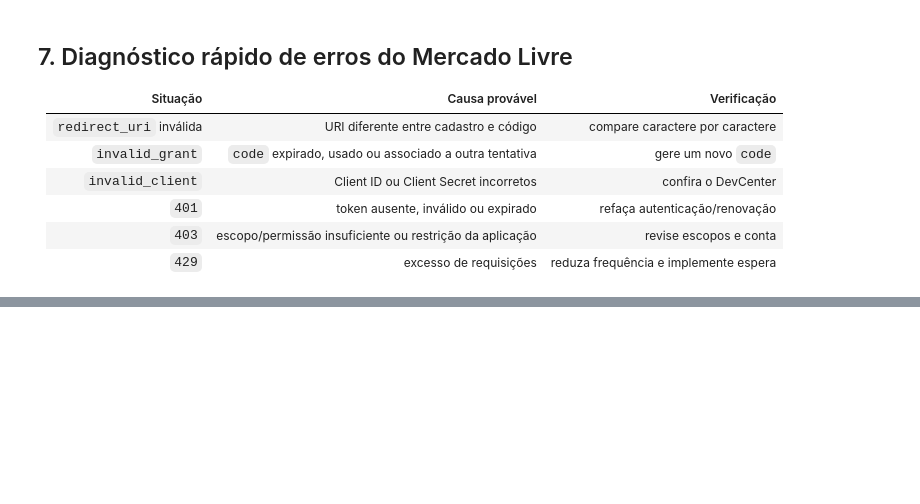
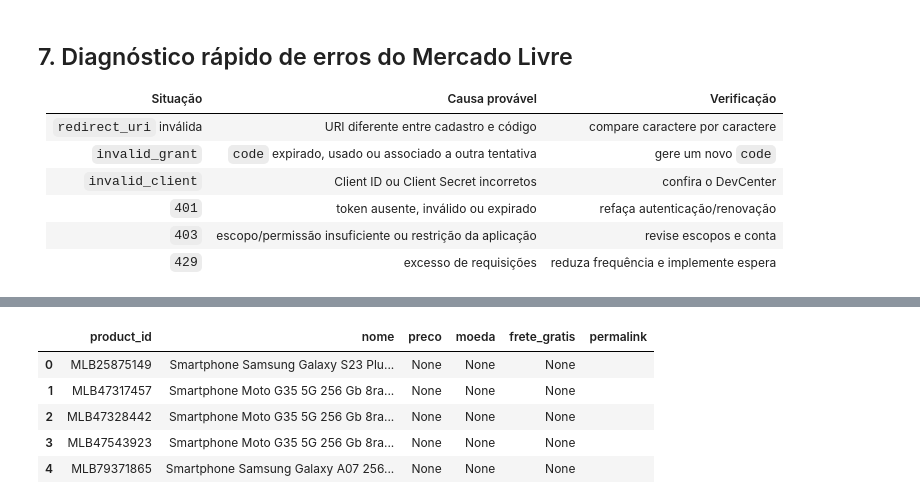
Before and after one commit to VannaGilio/LABD, a Jupyter notebook: AULA 5 29-09/5_Consumo_de_API_parte2.ipynb, the cells around one changed output, grey strips where cells are left out. Saved outputs shown, nothing was run; the diff lists cells and outputs as text; code cells hidden in the pictures; blank space fills up the shorter version.

```diff
--- a/AULA 5 29-09/5_Consumo_de_API_parte2.ipynb
+++ b/AULA 5 29-09/5_Consumo_de_API_parte2.ipynb
@@ -936,0 +869,17 @@ Explique quais limitações impedem interpretar o resultado como uma amostra est
+# %%
+product_ids = df_smartphone_256["id"].head(5)
+
+print("Product IDs selecionados:")
+print(product_ids)
+
+detalhes_produtos = []
+
+for product_id in product_ids:
+    resposta = requisicao_get(
+        f"https://api.mercadolibre.com/products/{product_id}",
+        headers=headers_ml
+    )
+
+    detalhes_produtos.append(resposta.json())
+
+print("Produtos detalhados:", len(detalhes_produtos))
@@ -936,0 +900,24 @@ Explique quais limitações impedem interpretar o resultado como uma amostra est
+# %%
+linhas_detalhes = []
+
+for produto in detalhes_produtos:
+    vencedor = produto.get("buy_box_winner") or {}
+
+    linhas_detalhes.append({
+        "product_id": produto.get("id"),
+        "nome": produto.get("name"),
+        "preco": vencedor.get("price"),
+        "moeda": vencedor.get("currency_id"),
+        "frete_gratis": (vencedor.get("shipping") or {}).get("free_shipping"),
+        "permalink": produto.get("permalink")
+    })
+
+df_enriquecido = pd.DataFrame(linhas_detalhes)
+df_enriquecido
+# %% [output]
+|  | product_id | nome | preco | moeda | frete_gratis | permalink |
+| 0 | MLB25875149 | Smartphone Samsung Galaxy S23 Plu... | None | None | None |  |
+| 1 | MLB47317457 | Smartphone Moto G35 5G 256 Gb 8ra... | None | None | None |  |
+| 2 | MLB47328442 | Smartphone Moto G35 5G 256 Gb 8ra... | None | None | None |  |
+| 3 | MLB47543923 | Smartphone Moto G35 5G 256 Gb 8ra... | None | None | None |  |
+| 4 | MLB79371865 | Smartphone Samsung Galaxy A07 256... | None | None | None |  |
```
Also changed, not shown: parts of 29 cells of this notebook, 1 other file.
